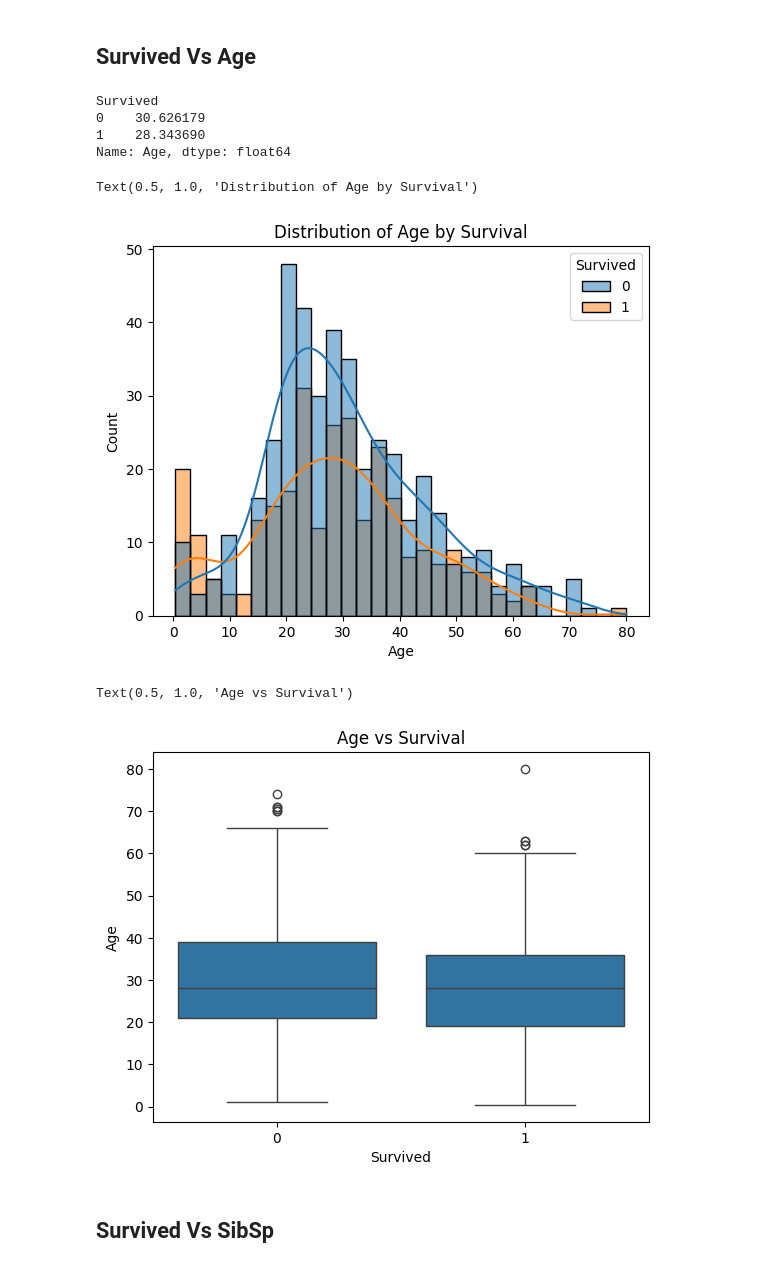
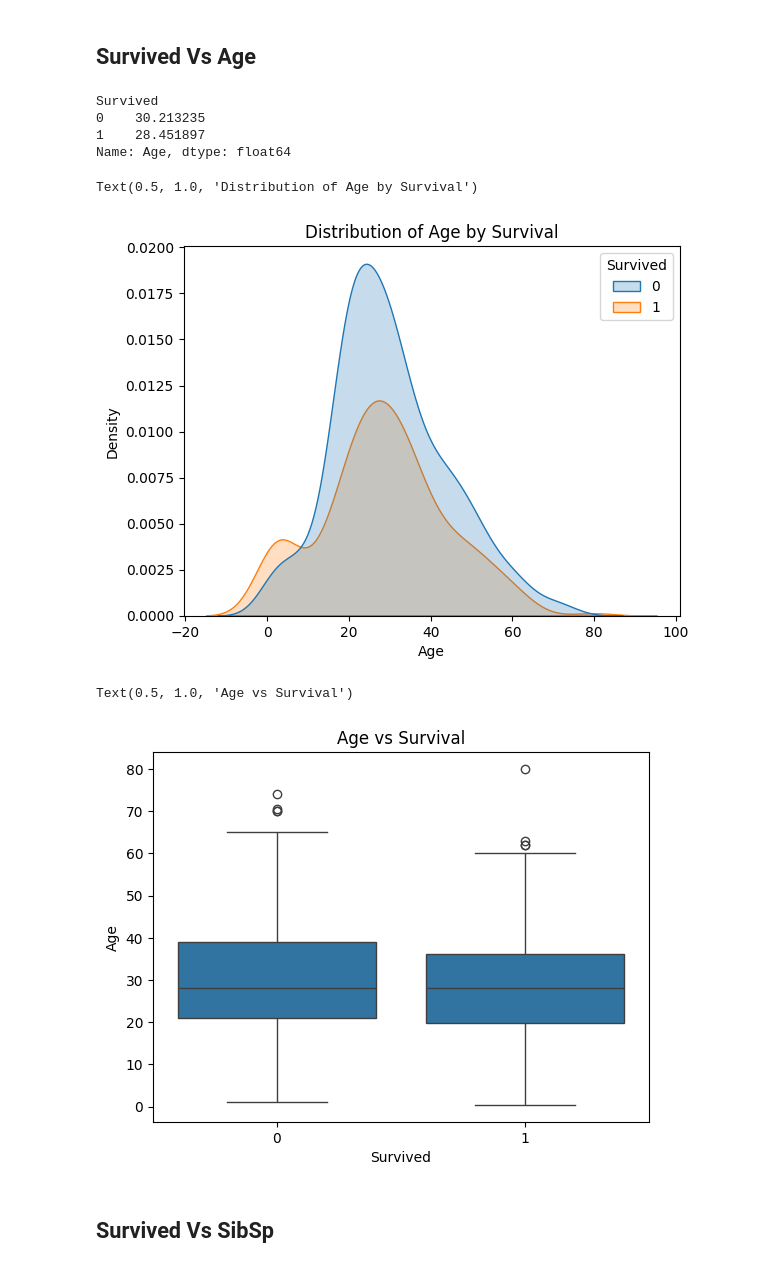
Before and after one commit to ceeguypun/titanic-survival-ml, a Jupyter notebook: notebooks/01_EDA.ipynb, the cells around one changed output. Cells and saved outputs as stored; diff of their text form; code cells hidden in the pictures.

```diff
--- a/notebooks/01_EDA.ipynb
+++ b/notebooks/01_EDA.ipynb
@@ -84,3 +95,10 @@ dtype: int64
+# %%
+y = df['Survived']
+X = df
+# %%
+X_train, X_test, y_train, y_test = train_test_split(
+    X, y, test_size=0.2, random_state=42
+)
 # %% [markdown]
 # Data Quality Assessment
 # %%
@@ -451,24 +487,24 @@ Name: Survived, dtype: float64
 # %% [markdown]
 ## Survived Vs Age
 # %%
-df.groupby('Survived')['Age'].mean()
+X_train.groupby('Survived')['Age'].mean()
 # %% [output]
 Survived
-0    30.626179
-1    28.343690
+0    30.213235
+1    28.451897
 Name: Age, dtype: float64
 # %%
-sns.histplot(data=df, x='Age', hue='Survived', bins=30, kde=True)
+sns.kdeplot(data=X_train, x='Age', hue='Survived', fill=True)
 plt.title('Distribution of Age by Survival')
 # %% [output]
 Text(0.5, 1.0, 'Distribution of Age by Survival')
-[figure, old version]
+[figure, new version]
 # %%
-sns.boxplot(x='Survived', y='Age', data=df)
+sns.boxplot(x='Survived', y='Age', data=X_train)
 plt.title('Age vs Survival')
 # %% [output]
 Text(0.5, 1.0, 'Age vs Survival')
-[figure, old version]
+[figure, new version]
 # %% [markdown]
 ## Survived Vs SibSp
 # %%
```
Also changed, not shown: parts of 72 cells of this notebook, 30 other files.
